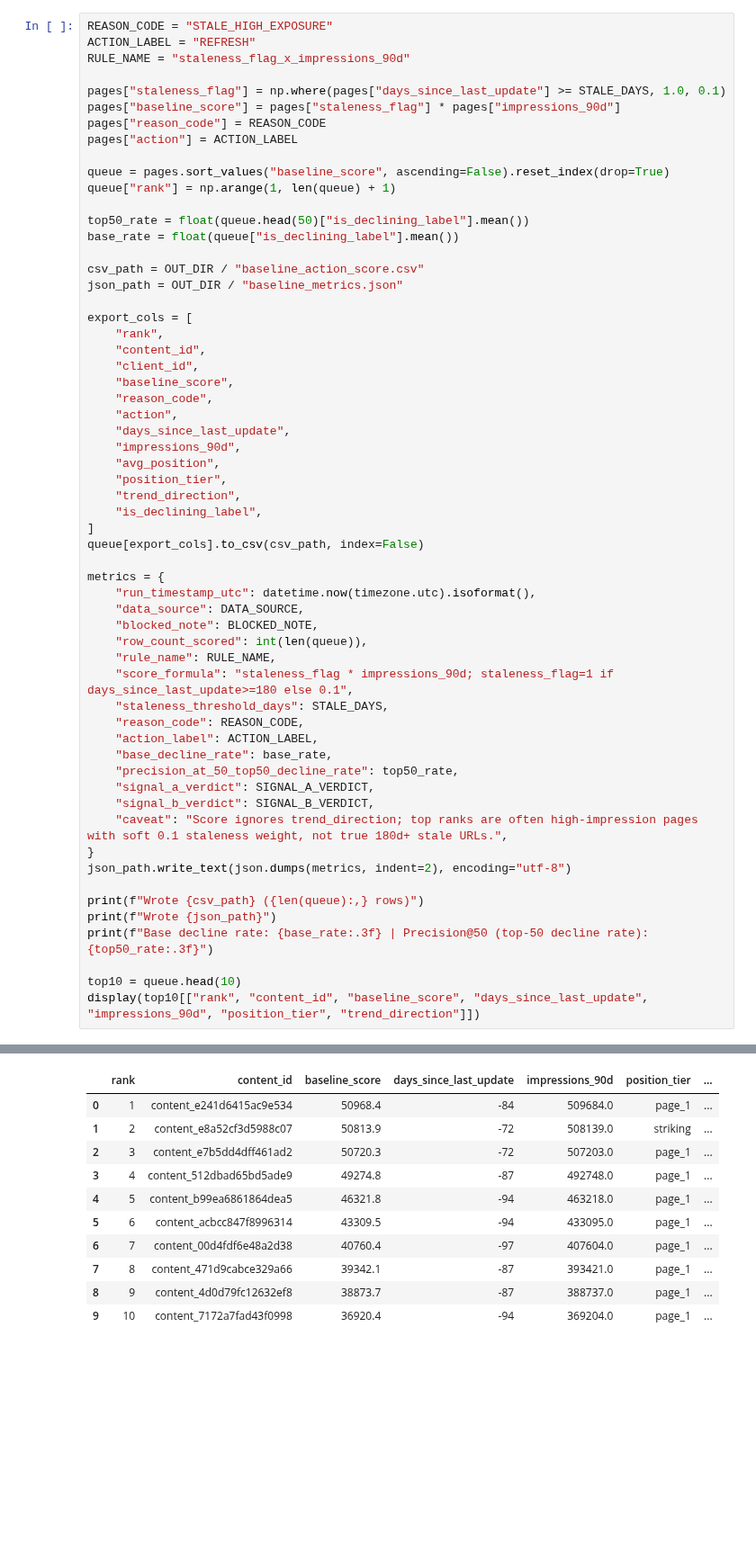
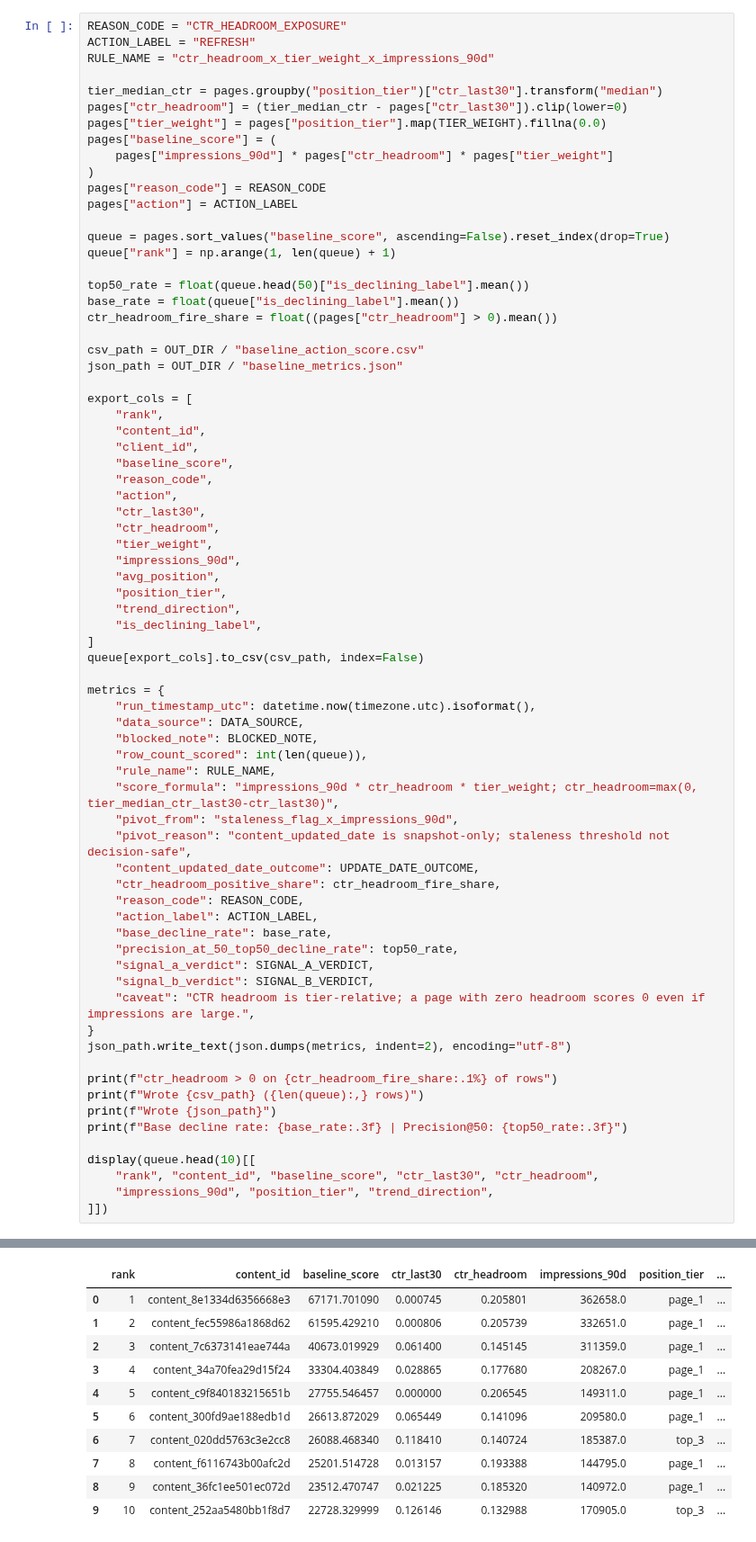
Before and after one commit to JunaidAhamed-7777/flyrank-machine-learning, a Jupyter notebook: work/notebooks/w04_baseline_score.ipynb, the cells around one changed output, grey strips where cells are left out. Shown at 90% size. Drawn from its saved outputs; the diff is of its cells as text; blank space fills up the shorter version.

Commit message:
fix(w04): exclude snapshot update dates and pivot baseline rule.

```diff
--- a/work/notebooks/w04_baseline_score.ipynb
+++ b/work/notebooks/w04_baseline_score.ipynb
@@ -232,10 +299,14 @@ Score: `staleness_flag * impressions_90d` with `staleness_flag = 1` if `days_sin
 # %%
-REASON_CODE = "STALE_HIGH_EXPOSURE"
+REASON_CODE = "CTR_HEADROOM_EXPOSURE"
 ACTION_LABEL = "REFRESH"
-RULE_NAME = "staleness_flag_x_impressions_90d"
+RULE_NAME = "ctr_headroom_x_tier_weight_x_impressions_90d"
 
-pages["staleness_flag"] = np.where(pages["days_since_last_update"] >= STALE_DAYS, 1.0, 0.1)
-pages["baseline_score"] = pages["staleness_flag"] * pages["impressions_90d"]
+tier_median_ctr = pages.groupby("position_tier")["ctr_last30"].transform("median")
+pages["ctr_headroom"] = (tier_median_ctr - pages["ctr_last30"]).clip(lower=0)
+pages["tier_weight"] = pages["position_tier"].map(TIER_WEIGHT).fillna(0.0)
+pages["baseline_score"] = (
+    pages["impressions_90d"] * pages["ctr_headroom"] * pages["tier_weight"]
+)
 pages["reason_code"] = REASON_CODE
 pages["action"] = ACTION_LABEL
 
@@ -244,6 +315,7 @@ queue["rank"] = np.arange(1, len(queue) + 1)
 
 top50_rate = float(queue.head(50)["is_declining_label"].mean())
 base_rate = float(queue["is_declining_label"].mean())
+ctr_headroom_fire_share = float((pages["ctr_headroom"] > 0).mean())
 
 csv_path = OUT_DIR / "baseline_action_score.csv"
 json_path = OUT_DIR / "baseline_metrics.json"
@@ -255,7 +327,9 @@ export_cols = [
     "baseline_score",
     "reason_code",
     "action",
-    "days_since_last_update",
+    "ctr_last30",
+    "ctr_headroom",
+    "tier_weight",
     "impressions_90d",
     "avg_position",
     "position_tier",
@@ -270,22 +344,28 @@ metrics = {
     "blocked_note": BLOCKED_NOTE,
     "row_count_scored": int(len(queue)),
     "rule_name": RULE_NAME,
-    "score_formula": "staleness_flag * impressions_90d; staleness_flag=1 if days_since_last_update>=180 else 0.1",
-    "staleness_threshold_days": STALE_DAYS,
+    "score_formula": "impressions_90d * ctr_headroom * tier_weight; ctr_headroom=max(0, tier_median_ctr_last30-ctr_last30)",
+    "pivot_from": "staleness_flag_x_impressions_90d",
+    "pivot_reason": "content_updated_date is snapshot-only; staleness threshold not decision-safe",
+    "content_updated_date_outcome": UPDATE_DATE_OUTCOME,
+    "ctr_headroom_positive_share": ctr_headroom_fire_share,
     "reason_code": REASON_CODE,
     "action_label": ACTION_LABEL,
     "base_decline_rate": base_rate,
     "precision_at_50_top50_decline_rate": top50_rate,
     "signal_a_verdict": SIGNAL_A_VERDICT,
     "signal_b_verdict": SIGNAL_B_VERDICT,
-    "caveat": "Score ignores trend_direction; top ranks are often high-impression pages with soft 0.1 staleness weight, not true 180d+ stale URLs.",
+    "caveat": "CTR headroom is tier-relative; a page with zero headroom scores 0 even if impressions are large.",
 }
 json_path.write_text(json.dumps(metrics, indent=2), encoding="utf-8")
 
+print(f"ctr_headroom > 0 on {ctr_headroom_fire_share:.1%} of rows")
 print(f"Wrote {csv_path} ({len(queue):,} rows)")
 print(f"Wrote {json_path}")
-print(f"Base decline rate: {base_rate:.3f} | Precision@50 (top-50 decline rate): {top50_rate:.3f}")
+print(f"Base decline rate: {base_rate:.3f} | Precision@50: {top50_rate:.3f}")
 
-top10 = queue.head(10)
-display(top10[["rank", "content_id", "baseline_score", "days_since_last_update", "impressions_90d", "position_tier", "trend_direction"]])
+display(queue.head(10)[[
+    "rank", "content_id", "baseline_score", "ctr_last30", "ctr_headroom",
+    "impressions_90d", "position_tier", "trend_direction",
+]])
 # %% [output]
@@ -295,14 +376,14 @@ Base decline rate: 0.210 | Precision@50 (top-50 decline rate): 0.240
-|  | rank | content_id | baseline_score | days_since_last_update | impressions_90d | position_tier | ... |
-| 0 | 1 | content_e241d6415ac9e534 | 50968.4 | -84 | 509684.0 | page_1 | ... |
-| 1 | 2 | content_e8a52cf3d5988c07 | 50813.9 | -72 | 508139.0 | striking | ... |
-| 2 | 3 | content_e7b5dd4dff461ad2 | 50720.3 | -72 | 507203.0 | page_1 | ... |
-| 3 | 4 | content_512dbad65bd5ade9 | 49274.8 | -87 | 492748.0 | page_1 | ... |
-| 4 | 5 | content_b99ea6861864dea5 | 46321.8 | -94 | 463218.0 | page_1 | ... |
-| 5 | 6 | content_acbcc847f8996314 | 43309.5 | -94 | 433095.0 | page_1 | ... |
-| 6 | 7 | content_00d4fdf6e48a2d38 | 40760.4 | -97 | 407604.0 | page_1 | ... |
-| 7 | 8 | content_471d9cabce329a66 | 39342.1 | -87 | 393421.0 | page_1 | ... |
-| 8 | 9 | content_4d0d79fc12632ef8 | 38873.7 | -87 | 388737.0 | page_1 | ... |
-| 9 | 10 | content_7172a7fad43f0998 | 36920.4 | -94 | 369204.0 | page_1 | ... |
+|  | rank | content_id | baseline_score | ctr_last30 | ctr_headroom | impressions_90d | position_tier | ... |
+| 0 | 1 | content_8e1334d6356668e3 | 67171.701090 | 0.000745 | 0.205801 | 362658.0 | page_1 | ... |
+| 1 | 2 | content_fec55986a1868d62 | 61595.429210 | 0.000806 | 0.205739 | 332651.0 | page_1 | ... |
+| 2 | 3 | content_7c6373141eae744a | 40673.019929 | 0.061400 | 0.145145 | 311359.0 | page_1 | ... |
+| 3 | 4 | content_34a70fea29d15f24 | 33304.403849 | 0.028865 | 0.177680 | 208267.0 | page_1 | ... |
+| 4 | 5 | content_c9f840183215651b | 27755.546457 | 0.000000 | 0.206545 | 149311.0 | page_1 | ... |
+| 5 | 6 | content_300fd9ae188edb1d | 26613.872029 | 0.065449 | 0.141096 | 209580.0 | page_1 | ... |
+| 6 | 7 | content_020dd5763c3e2cc8 | 26088.468340 | 0.118410 | 0.140724 | 185387.0 | top_3 | ... |
+| 7 | 8 | content_f6116743b00afc2d | 25201.514728 | 0.013157 | 0.193388 | 144795.0 | page_1 | ... |
+| 8 | 9 | content_36fc1ee501ec072d | 23512.470747 | 0.021225 | 0.185320 | 140972.0 | page_1 | ... |
+| 9 | 10 | content_252aa5480bb1f8d7 | 22728.329999 | 0.126146 | 0.132988 | 170905.0 | top_3 | ... |
 # %% [markdown]
 ## 3. Top-10 review
 
```
Also changed, not shown: parts of 10 cells of this notebook.
